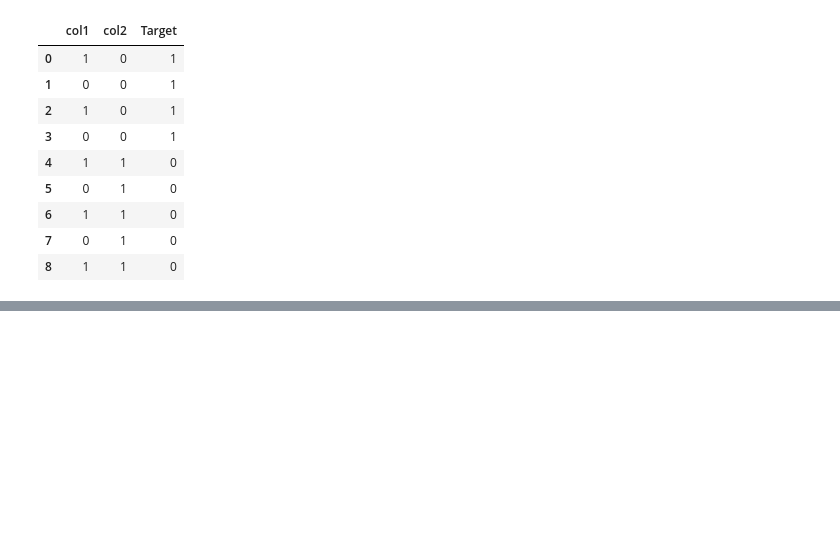
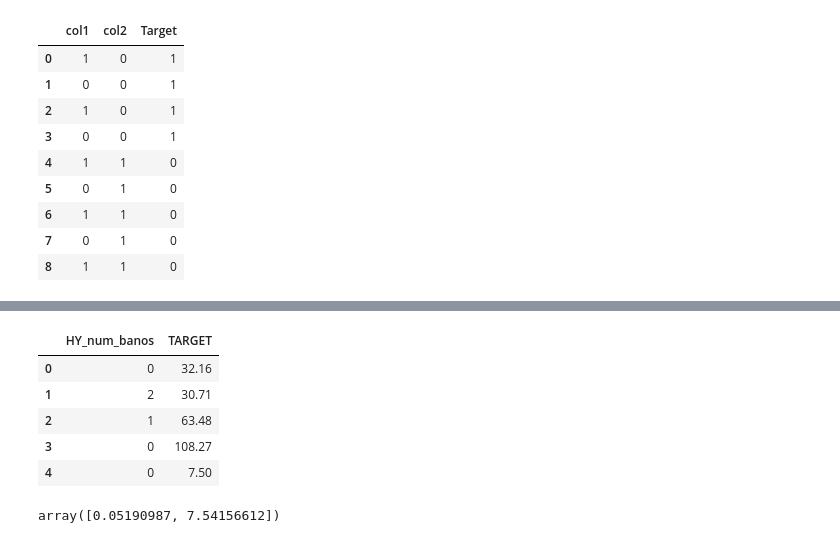
Before and after one commit to RohitUttam/UniversityHack2019, a Jupyter notebook: Expl_ini.ipynb, the cells around one changed output, grey strips where cells are left out. Cells and saved outputs as stored; diff of their text form; code cells hidden in the pictures; blank space fills up the shorter version.

```diff
--- a/Expl_ini.ipynb
+++ b/Expl_ini.ipynb
@@ -162,0 +175,16 @@ sns.heatmap(matMI.transpose(), cmap=cmap, center=0,
+# %%
+test=modelar[['HY_num_banos','TARGET']]
+test.head()
+# %% [output]
+|  | HY_num_banos | TARGET |
+| 0 | 0 | 32.16 |
+| 1 | 2 | 30.71 |
+| 2 | 1 | 63.48 |
+| 3 | 0 | 108.27 |
+| 4 | 0 | 7.50 |
+# %%
+from sklearn import feature_selection as fss
+
+fss.mutual_info_regression(test,test.TARGET)
+# %% [output]
+array([0.05190987, 7.54156612])
```
Also changed, not shown: parts of 6 cells of this notebook.
